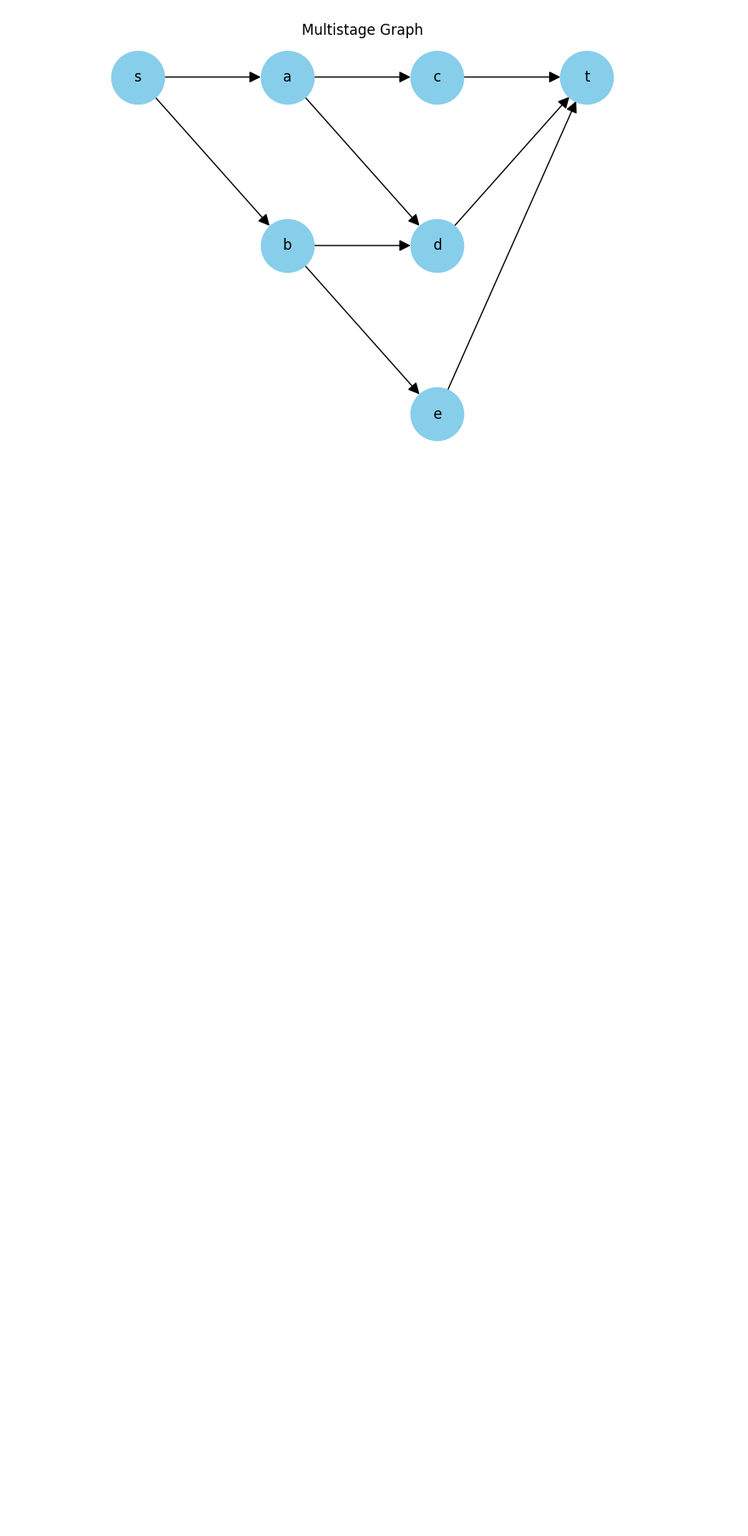
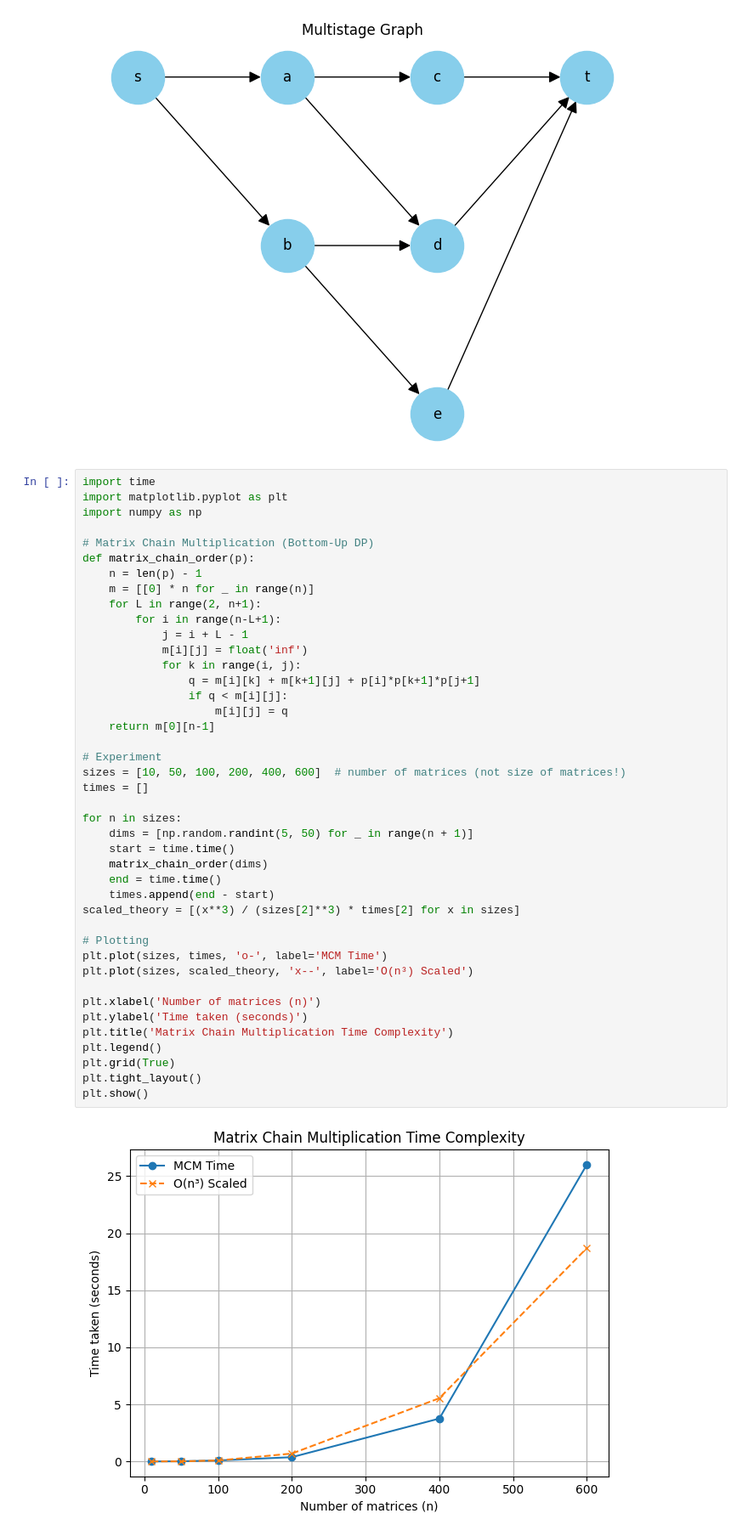
Before and after one commit to Nidhiverma04/ADA, a Jupyter notebook: LAB_9/graphplot.ipynb, the cells around one changed output. Shown at 85% size. Saved outputs shown, nothing was run; the diff lists cells and outputs as text; blank space fills up the shorter version.

```diff
--- a/LAB_9/graphplot.ipynb
+++ b/LAB_9/graphplot.ipynb
@@ -38,3 +38,47 @@ plt.axis('off')
 plt.show()
 # %% [output]
 [figure]
+# %%
+import time
+import matplotlib.pyplot as plt
+import numpy as np
+
+# Matrix Chain Multiplication (Bottom-Up DP)
+def matrix_chain_order(p):
+    n = len(p) - 1
+    m = [[0] * n for _ in range(n)]
+    for L in range(2, n+1):
+        for i in range(n-L+1):
+            j = i + L - 1
+            m[i][j] = float('inf')
+            for k in range(i, j):
+                q = m[i][k] + m[k+1][j] + p[i]*p[k+1]*p[j+1]
+                if q < m[i][j]:
+                    m[i][j] = q
+    return m[0][n-1]
+
+# Experiment
+sizes = [10, 50, 100, 200, 400, 600]  # number of matrices (not size of matrices!)
+times = []
+
+for n in sizes:
+    dims = [np.random.randint(5, 50) for _ in range(n + 1)]
+    start = time.time()
+    matrix_chain_order(dims)
+    end = time.time()
+    times.append(end - start)
+scaled_theory = [(x**3) / (sizes[2]**3) * times[2] for x in sizes]
+
+# Plotting
+plt.plot(sizes, times, 'o-', label='MCM Time')
+plt.plot(sizes, scaled_theory, 'x--', label='O(n³) Scaled')
+
+plt.xlabel('Number of matrices (n)')
+plt.ylabel('Time taken (seconds)')
+plt.title('Matrix Chain Multiplication Time Complexity')
+plt.legend()
+plt.grid(True)
+plt.tight_layout()
+plt.show()
+# %% [output]
+[figure, added]
```
Also changed, not shown: 13 other files.
